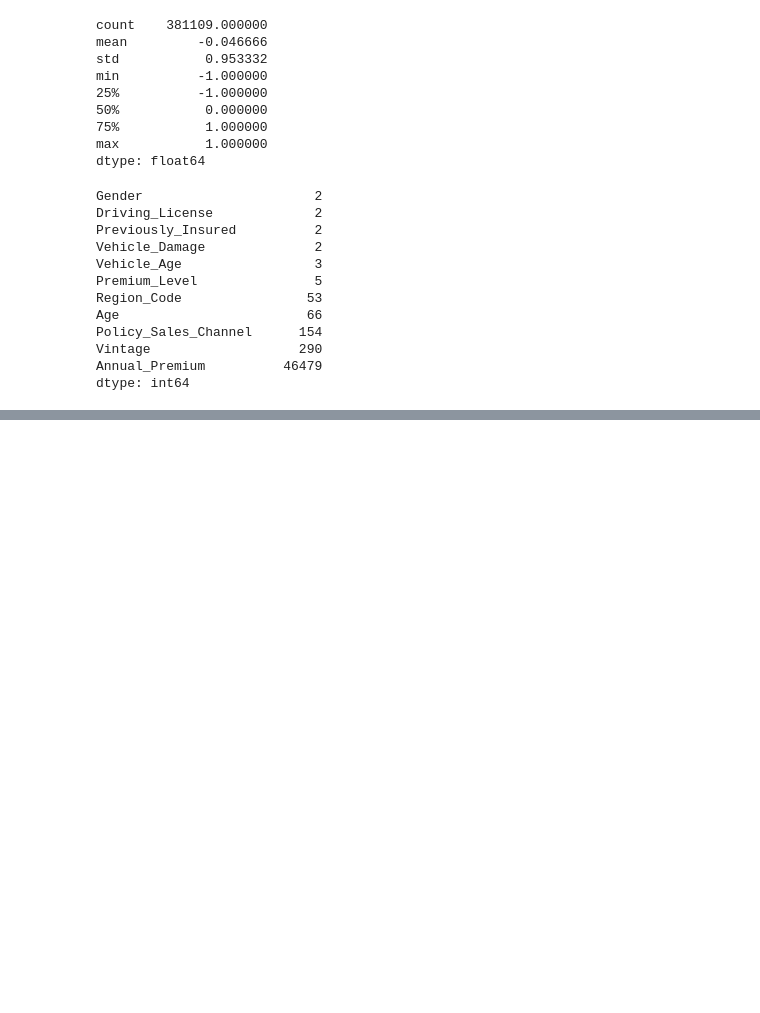
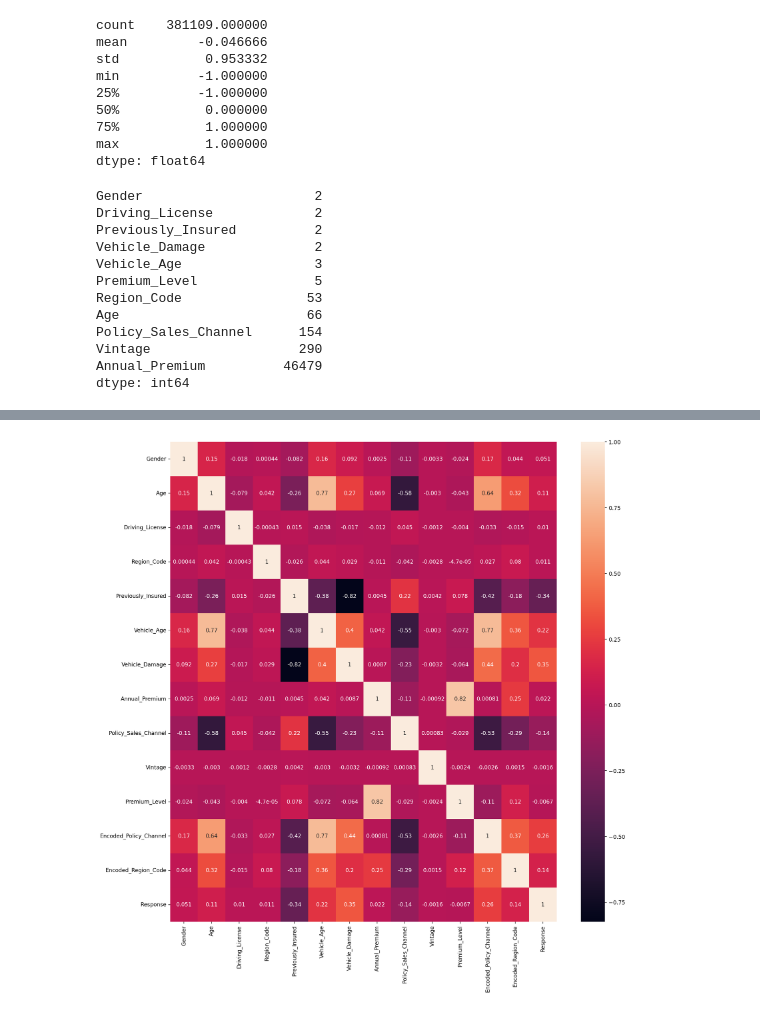
Before and after one commit to shashankgarewal/Health_Insurance_Cross_Sell_Predictor, a Jupyter notebook: notebook/modeling_2025.ipynb, the cells around one changed output, grey strips where cells are left out. Drawn from its saved outputs; the diff is of its cells as text; code cells hidden in the pictures; blank space fills up the shorter version.

```diff
--- a/notebook/modeling_2025.ipynb
+++ b/notebook/modeling_2025.ipynb
@@ -664,6 +672,3 @@ weighted avg       0.89      0.77      0.80     76222
 slight improvement by droping feature
 # %% [markdown]
 ### feature engineering
-# %%
-channel_response_rate = df.groupby('Policy_Sales_Channel')['Response'].mean()
-df['Policy_Sales_Channel_Enc'] = df['Policy_Sales_Channel'].map(channel_response_rate)
@@ -731,0 +818,34 @@ ModuleNotFoundError: No module named 'category_encoders'
+# %%
+xgb_grids = {
+    'learning_rate': [0.1, 0.12],
+    'max_depth': [2, 3, 4],
+    'n_estimators': [400, 500],
+    'scale_pos_weight': [2, 4, 5]
+}
+
+xgb_search = GridSearchCV(XGBClassifier(random_state=42, n_jobs=-1),
+             param_grid=xgb_grids, error_score='raise',
+             cv=StratifiedKFold(n_splits=3, shuffle=True, random_state=42),
+             scoring='average_precision', verbose=2, n_jobs=-1
+             )
+
+xgb_search.fit(Xtrain.drop(columns=['Policy_Sales_Channel', 'Region_Code']), ytrain)
+xgb_temp = xgb_search.best_estimator_
+
+print('xgb default param pc score:',xgb_search.best_score_)
+print('xgb default param roc score:', roc_auc_score(ytest, xgb_temp.predict_proba(Xtest.drop(columns=['Policy_Sales_Channel', 'Region_Code']))[:, 1]))
+
+ytrain_prob = xgb_temp.predict_proba(Xtrain.drop(columns=['Policy_Sales_Channel', 'Region_Code']))[:, 1]
+ytest_prob = xgb_temp.predict_proba(Xtest.drop(columns=['Policy_Sales_Channel', 'Region_Code']))[:, 1]
+
+precisions, recalls, thresholds = precision_recall_curve(ytest, ytest_prob)
+f1_scores = (2 * precisions * recalls) / (precisions + recalls + 1e-10)
+best_threshold = thresholds[f1_scores.argmax()]
+print(f"Best threshold: {best_threshold:.2f}")
+
+ytrain_pred = (ytrain_prob >= best_threshold).astype(int)
+ytest_pred = (ytest_prob >= best_threshold).astype(int)
+
+
+print('training report: \n', classification_report(ytrain, ytrain_pred))
+print('testing report: \n', classification_report(ytest, ytest_pred))
@@ -731,0 +903,7 @@ ModuleNotFoundError: No module named 'category_encoders'
+# %%
+corrMatrix = Xtrain.assign(Response=ytrain).corr()
+plt.figure(figsize=(16, 16))
+sns.heatmap(corrMatrix, annot = True)
+plt.show()
+# %% [output]
+[figure, added]
```
Also changed, not shown: parts of 32 cells of this notebook.
